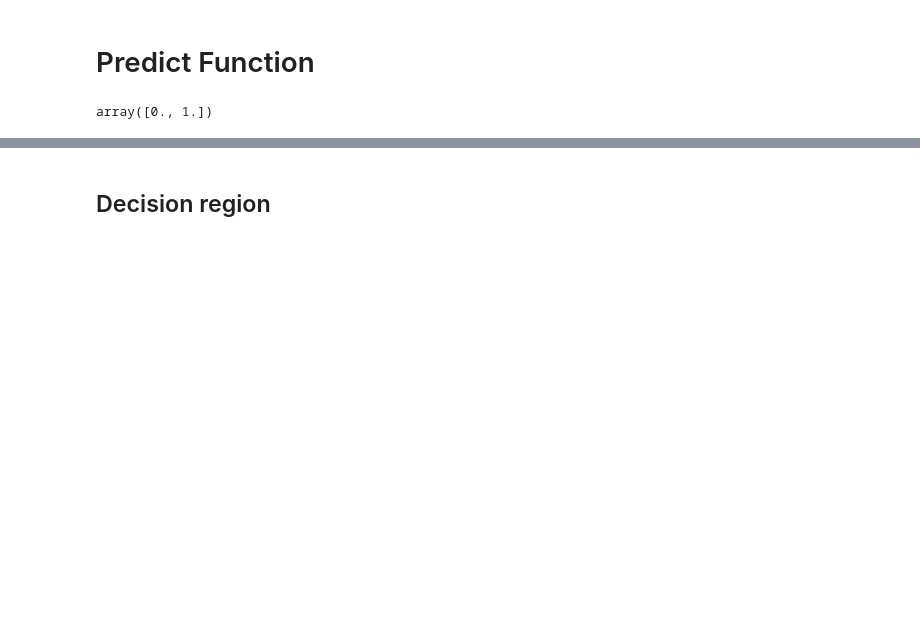
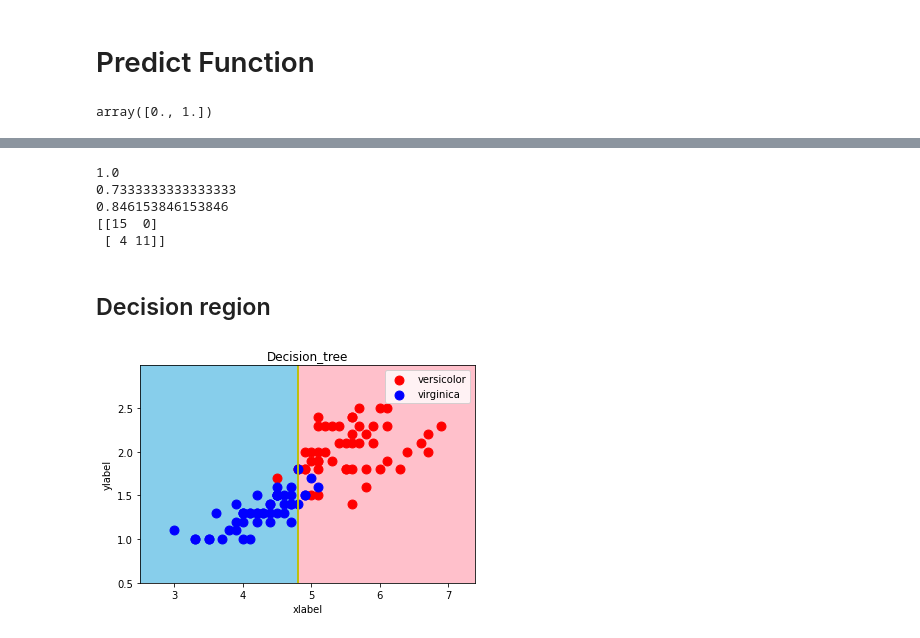
Before and after one commit to Mochismo/LearnPython, a Jupyter notebook: Twentythird_Assignment.ipynb, the cells around one changed output, grey strips where cells are left out. Saved outputs shown, nothing was run; the diff lists cells and outputs as text; code cells hidden in the pictures; blank space fills up the shorter version.

```diff
--- a/Twentythird_Assignment.ipynb
+++ b/Twentythird_Assignment.ipynb
@@ -87,6 +87,7 @@ information_gain(np.array([10,30]), np.array([20,5]))
 # %% [markdown]
 # Decission Tree From Scratch
 # %%
+
 class ScratchDecesionTreeClassifier():
   def _gini_impurity(self, X, y):
     a = 0
@@ -114,7 +115,7 @@ class ScratchDecesionTreeClassifier():
         self.y_right = y[X[:,i] >= j]
         self.X_left = X[X[:,i] < j]
         self.y_left = y[X[:,i] < j]
-        self.list_info_gain_max.append(self._info_gain(X, y))
+        self.list_info_gain.append(self._info_gain(X, y))
 
       self.list_info_gain_max.append(max(self.list_info_gain))
       self.ind = self.list_info_gain.index(max(self.list_info_gain))
@@ -122,8 +123,8 @@ class ScratchDecesionTreeClassifier():
 
     self.ind2 = self.list_info_gain_max.index(max(self.list_info_gain_max))
     self.decision_threshold = self.threshold_max[self.ind2]
-    self.Greater_label = stats.mode(y[X[: , self.ind2] >= self.dicision_threshold]).mode
-    self.Less_label = stats.mode(y[X[: , self.ind2] < self.dicision_threshold]).mode
+    self.Greater_label = stats.mode(y[X[: , self.ind2] >= self.decision_threshold]).mode
+    self.Less_label = stats.mode(y[X[: , self.ind2] < self.decision_threshold]).mode
 
   def predict(self,X):
     self.y_pred = np.zeros(X.shape[0]).reshape(X.shape[0], 1)
@@ -166,6 +184,12 @@ print("{}".format(precision_score(y_test, y_pred)))
 print("{}".format(recall_score(y_test, y_pred)))
 print("{}".format(f1_score(y_test, y_pred)))
 print(confusion_matrix(y_test, y_pred))
+# %% [output]
+1.0
+0.7333333333333333
+0.846153846153846
+[[15  0]
+ [ 4 11]]
 # %% [markdown]
 ## Decision region
 # %%
@@ -192,5 +216,7 @@ def decision_region(X, y, model, step=0.01, title='decision tree', xlabel='xlabe
   plt.legend()
   plt.show()
 # %%
-decision_region(X = X, y= [:,0], model = ScDT, step = 0.01, title='Decision_tree', xlabel='xlabel', ylabel = 'ylabel')
+decision_region(X = X, y= y[:,0], model = ScDT, step = 0.01, title='Decision_tree', xlabel='xlabel', ylabel = 'ylabel')
+# %% [output]
+[figure, added]
 # %%
```
Also changed, not shown: parts of 4 cells of this notebook.
